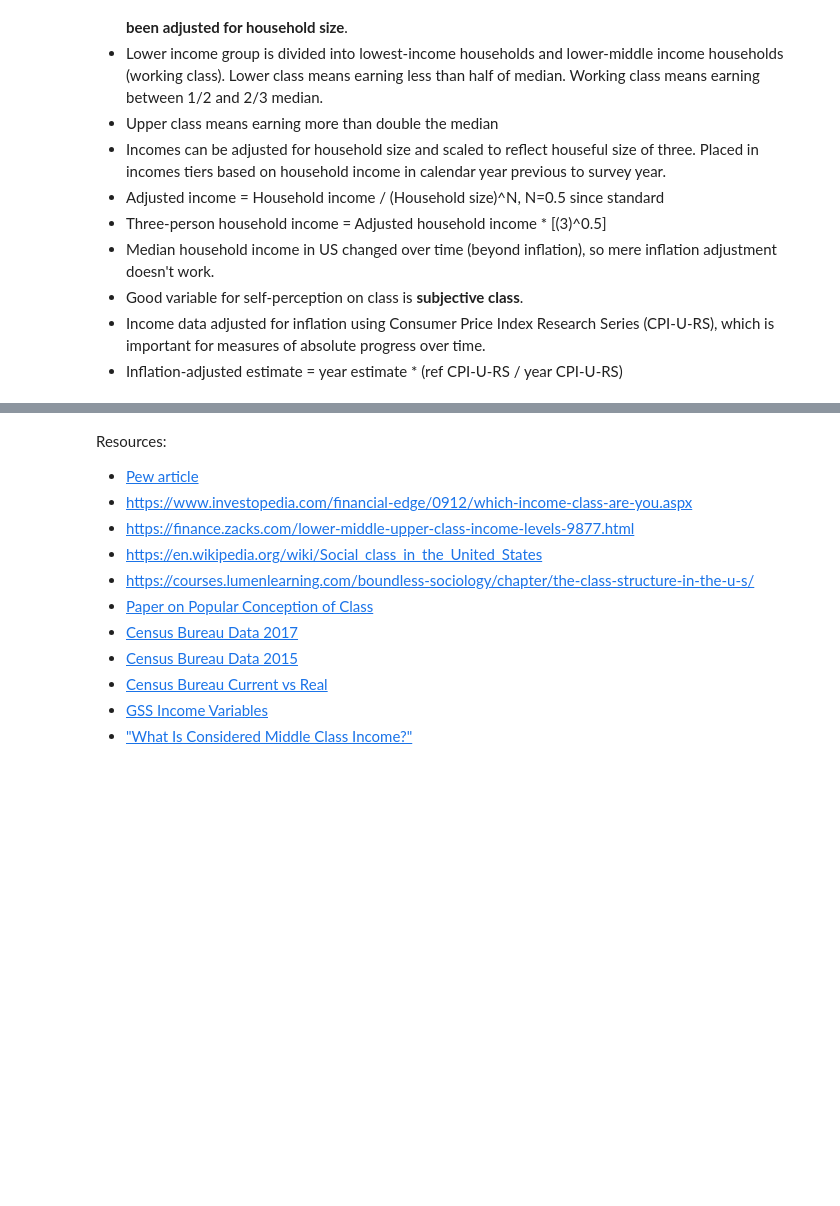
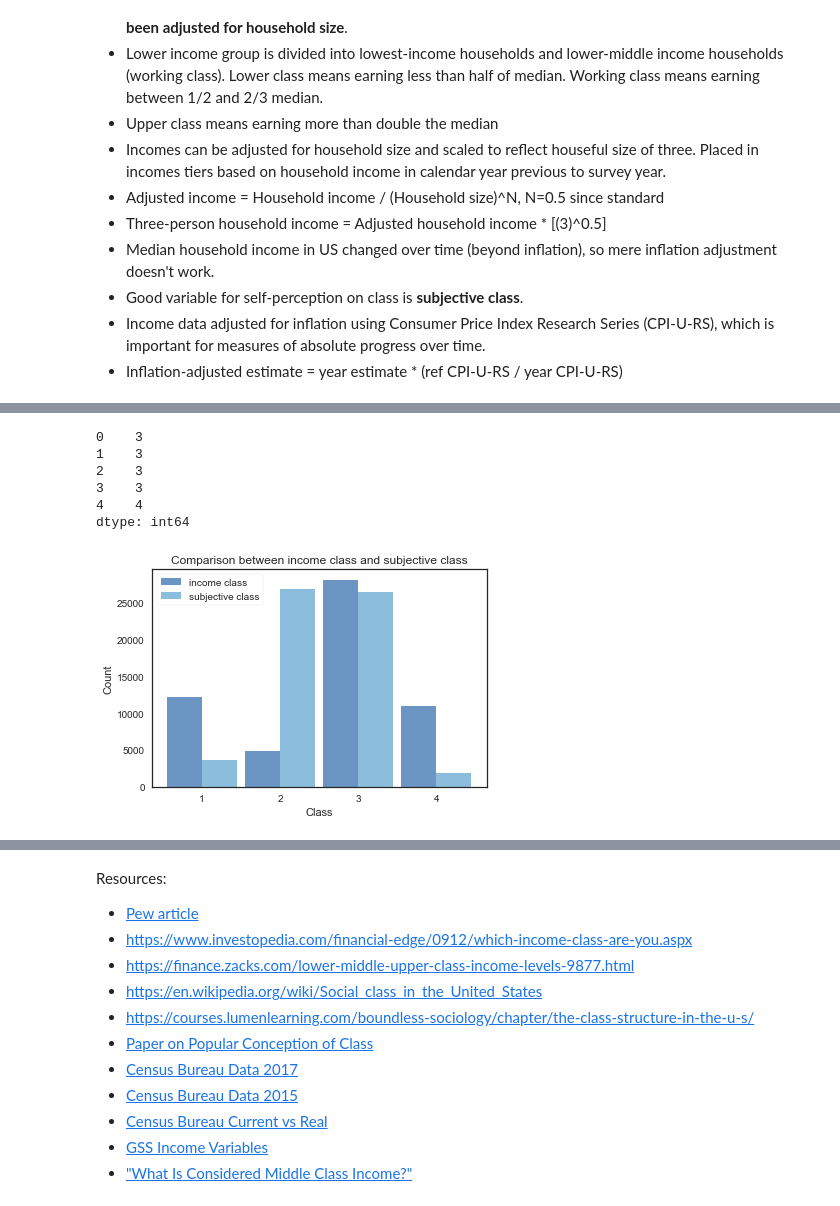
Before and after one commit to coverney/ThinkStats2, a Jupyter notebook: project1/Project1Playground.ipynb, the cells around one changed output, grey strips where cells are left out. Cells and saved outputs as stored; diff of their text form; code cells hidden in the pictures; blank space fills up the shorter version.

```diff
--- a/project1/Project1Playground.ipynb
+++ b/project1/Project1Playground.ipynb
@@ -140,0 +177,50 @@ After that, I will use newly adjusted median incomes to calculate income classes
+# %%
+# Convert realinc data to constant 2015 dollars
+cpi_ratio = 348.9/168.6
+real_incomes_2015 = real_incomes*cpi_ratio
+# %%
+# Adjust income for household size (to 3 person household)
+gss['hompop'].replace([99], np.nan, inplace=True)
+household_sizes = gss['hompop']
+adjusted_real_incomes_2015 = (real_incomes_2015/(household_sizes**0.5))*(3**0.5)
+# %%
+# Calculate income classes
+income_years = gss['year'] - 1 # minus 1 since report last year's income
+income_classes = []
+for index, resp_yr in enumerate(income_years):
+    temp_median = median_income_df.loc[resp_yr]['Median income (dollars)']
+    temp_income = adjusted_real_incomes_2015[index]
+    temp_prop = temp_income/temp_median
+    if temp_prop > 2:
+        # upper
+        income_classes.append(4)
+    elif temp_prop <= 2 and temp_prop >= (2/3):
+        # middle
+        income_classes.append(3)
+    elif temp_prop >= (1/2) and temp_prop < (2/3):
+        # working
+        income_classes.append(2)
+    elif temp_prop < (1/2):
+        # lower
+        income_classes.append(1)
+
+income_classes = pd.Series(income_classes)
+print(income_classes.head())
+# %% [output]
+0    3
+1    3
+2    3
+3    3
+4    4
+dtype: int64
+# %%
+# Plot simple histograms for comparison
+income_classes_hist = thinkstats2.Hist(income_classes, label='income class')
+classes_hist = thinkstats2.Hist(classes, label='subjective class')
+width = 0.45
+thinkplot.PrePlot(2)
+thinkplot.Hist(income_classes_hist, align='right', width=width)
+thinkplot.Hist(classes_hist, align='left', width=width)
+thinkplot.Config(title='Comparison between income class and subjective class', xlabel='Class', ylabel='Count', xticks=[1, 2, 3, 4])
+# %% [output]
+[figure, added]
```
Also changed, not shown: parts of 6 cells of this notebook, 1 other file.
